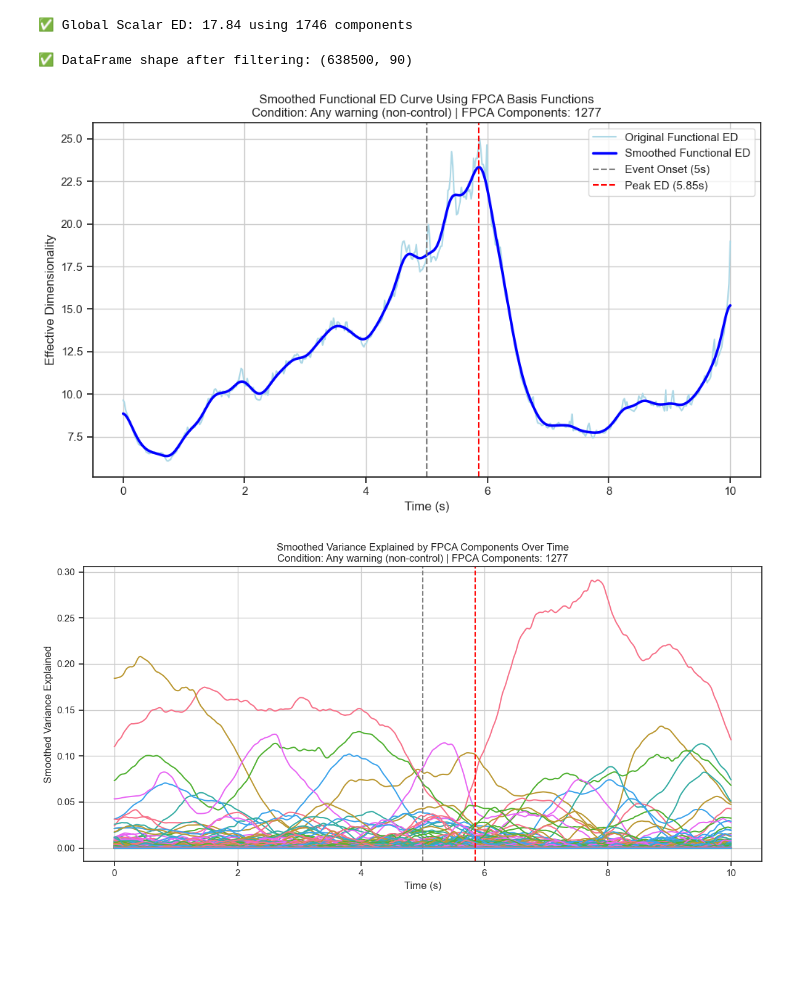
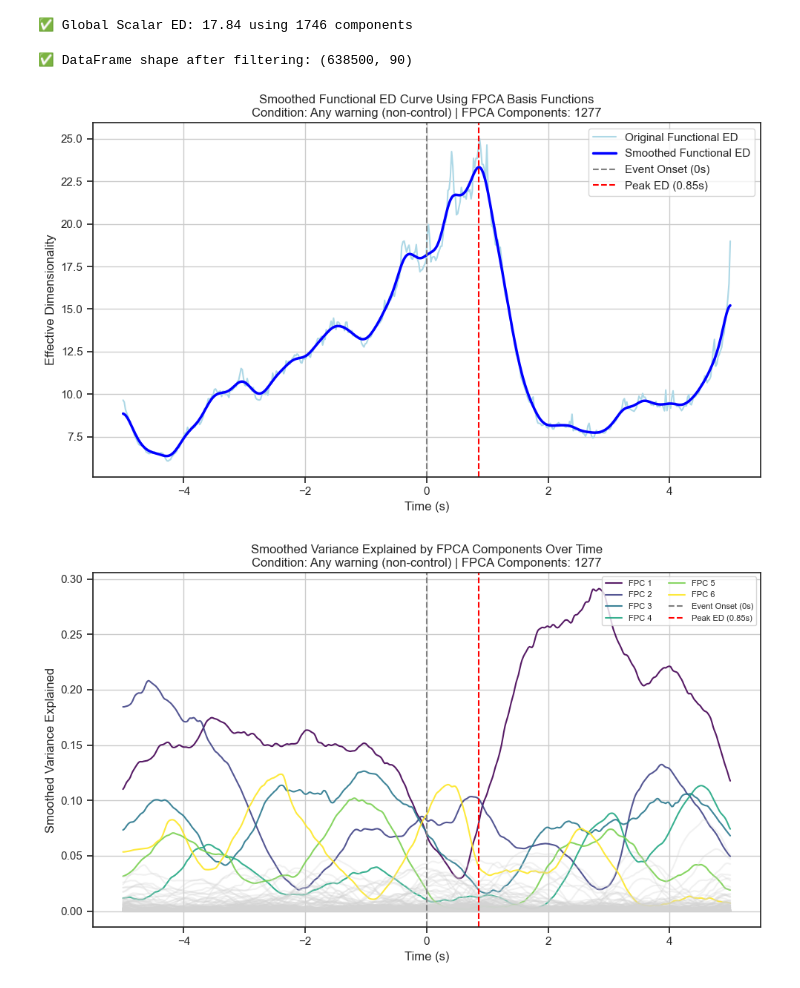
Before and after one commit to JohnMadrid/fpca-takeOverRequests, a Jupyter notebook: Analysis_ED_FPCA.ipynb, the cells around one changed output. Saved outputs shown, nothing was run; the diff lists cells and outputs as text; code cells hidden in the pictures; blank space fills up the shorter version.

```diff
--- a/Analysis_ED_FPCA.ipynb
+++ b/Analysis_ED_FPCA.ipynb
@@ -294,7 +291,7 @@ from skfda.representation.grid import FDataGrid
 from skfda.preprocessing.dim_reduction.feature_extraction import FPCA
 from scipy.ndimage import gaussian_filter1d
 
-# === Parameters ===
+#   Parameters
 modalities = ['NoseVector.x', 'NoseVector.y', 'EyeDirWorldCombined.x', 'EyeDirWorldCombined.y', 'SteeringInput']
 points_per_participant = 500  # 10 seconds @ 50Hz
 #condition_filter = 'BaseCondition'
@@ -304,7 +301,10 @@ condition_filter = '!BaseCondition'
 #condition_filter = 'FullLoopAR'
 #condition_filter = 'All Conditions'
 
-# === Filter from in-memory event_windows_df ===
+
+
+
+#   Filter from in-memory event_windows_df
 df = event_windows_df.copy()
 
 
@@ -317,7 +317,7 @@ if condition_filter != 'All Conditions':
 
 print("✅ DataFrame shape after filtering:", df.shape)
 
-# === Aggregate and Normalize per (uid, WindowNumber) ===
+#   Aggregate and Normalize per (uid, WindowNumber)
 all_participant_curves = []
 
 for (uid, win), sub_df in df.groupby(['uid', 'WindowNumber']):
@@ -331,7 +331,7 @@ for (uid, win), sub_df in df.groupby(['uid', 'WindowNumber']):
     data_scaled = scaler.fit_transform(data)
     all_participant_curves.append(data_scaled.T)  # (modalities, time)
 
-# === Convert to Functional Data Object ===
+#   Convert to Functional Data Object
 if len(all_participant_curves) == 0:
     raise ValueError("❌ No valid participant data found!")
 
@@ -341,12 +341,12 @@ P, T, M = X.shape
 X_flat = X.reshape(P, T * M)                  # shape: (P, T*M)
 fd = FDataGrid(X_flat, grid_points=np.linspace(0, 1, T * M))
 
-# === FPCA ===
+#   FPCA
 n_components = min(P, 2500)
 fpca = FPCA(n_components=n_components)
 fpca.fit(fd)
 
-# === Functional ED Calculation from FPCA ===
+#   Functional ED Calculation from FPCA
 eigenvalues = fpca.explained_variance_                    # shape: (n_components,)
 eigenfunctions = fpca.components_.data_matrix[..., 0]     # shape: (n_components, T*M)
 squared = eigenfunctions ** 2
@@ -354,11 +354,11 @@ weighted = squared * eigenvalues[:, np.newaxis]
 p_t = weighted / np.sum(weighted, axis=0, keepdims=True)
 ED_curve = 1 / np.sum(p_t ** 2, axis=0)                   # shape: (T*M,)
 
-# === Reshape to Time and Average Across Modalities ===
+#   Reshape to Time and Average Across Modalities
 ED_curve_reshaped = ED_curve.reshape(T, M).mean(axis=1)   # shape: (T,)
-seconds = np.linspace(0, 10, T)
+seconds = np.linspace(-5, 5, T)
 
-# === Smoothing and Plotting ===
+#   Smoothing and Plotting
 smoothed_ED_curve = gaussian_filter1d(ED_curve_reshaped, sigma=5)
 
 # Get the maximum ED value and its corresponding time
@@ -370,7 +370,7 @@ peak_time = seconds[peak_index]
 plt.figure(figsize=(10, 6))
 plt.plot(seconds, ED_curve_reshaped, color='lightblue', linewidth=1.5, label='Original Functional ED')
 plt.plot(seconds, smoothed_ED_curve, color='blue', linewidth=2.5, label='Smoothed Functional ED')
-plt.axvline(5, color='gray', linestyle='--', label='Event Onset (5s)')
+plt.axvline(0, color='gray', linestyle='--', label='Event Onset (0s)')
 plt.axvline(peak_time, color='red', linestyle='--', label=f'Peak ED ({peak_time:.2f}s)')
 plt.xlabel("Time (s)")
 plt.ylabel("Effective Dimensionality")
@@ -388,38 +388,56 @@ plt.show()
 from scipy.ndimage import gaussian_filter1d
 import matplotlib.pyplot as plt
 import numpy as np
+import matplotlib.cm as cm
+
+highlight_N = 6  # Number of components to color
+total_to_plot = min(P, n_components)
+
+# Use colormap for first `highlight_N` components
+colors = cm.viridis(np.linspace(0, 1, highlight_N))
+
 
 squared = eigenfunctions ** 2
 weighted_energy = squared * eigenvalues[:, np.newaxis]
 normalized_energy = weighted_energy / np.sum(weighted_energy, axis=0, keepdims=True)
 
 # --- Reshape and average across modalities ---
 n_components = eigenfunctions.shape[0]
 T = 500  # number of time points
 M = int(eigenfunctions.shape[1] / T)
 energy_time = normalized_energy.reshape(n_components, T, M).mean(axis=2)  # shape: (n_components, T)
 
 # --- Smooth each component's curve ---
 sigma = 1  # You can tweak this for more/less smoothing
 energy_time_smoothed = np.array([gaussian_filter1d(comp, sigma=sigma) for comp in energy_time])
 
 # --- Plot ---
+plt.figure(figsize=(10, 6))
+
 time_sec = np.linspace(0, 10, T)
-plt.figure(figsize=(12, 6))
 
-for i in range(min(P, n_components)):
-    plt.plot(time_sec, energy_time_smoothed[i], label=f'Component {i+1}')
+time_sec = time_sec - 5  # shift so event onset (5s) becomes 0
+
+for i in range(total_to_plot):
+    if i < highlight_N:
+        plt.plot(time_sec, energy_time_smoothed[i], label=f'FPC {i+1}',
+                 color=colors[i], alpha=0.9)
+    else:
+        plt.plot(time_sec, energy_time_smoothed[i], color='lightgray', alpha=0.3)
 
 plt.xlabel("Time (s)")
 plt.ylabel("Smoothed Variance Explained")
 plt.title(f"Smoothed Variance Explained by FPCA Components Over Time\n"
           f"Condition: {condition_filter} | FPCA Components: {n_components}")
-plt.axvline(5, color='gray', linestyle='--', label='Event Onset (5s)')
+plt.axvline(0, color='gray', linestyle='--', label='Event Onset (0s)')
 plt.axvline(peak_time, color='red', linestyle='--', label=f'Peak ED ({peak_time:.2f}s)')
+
+# Legend for colored lines only
+plt.legend(loc='upper right', fontsize=8, ncol=2)
 plt.grid(True)
 plt.tight_layout()
 plt.show()
 # %% [output]
 ✅ DataFrame shape after filtering: (638500, 90)
-[figure, old version]
+[figure, new version]
-[figure, old version]
+[figure, new version]
```
Also changed, not shown: parts of 10 cells of this notebook.
